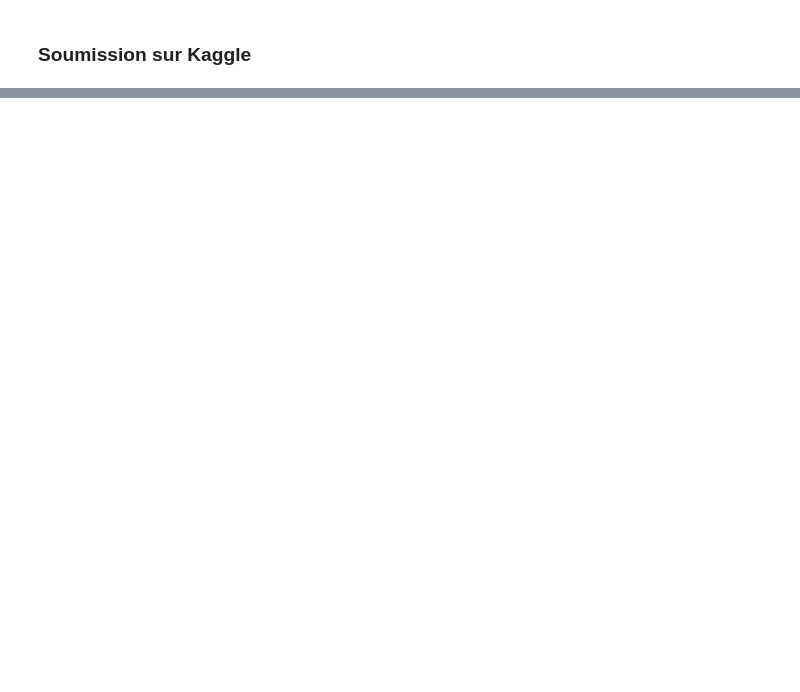
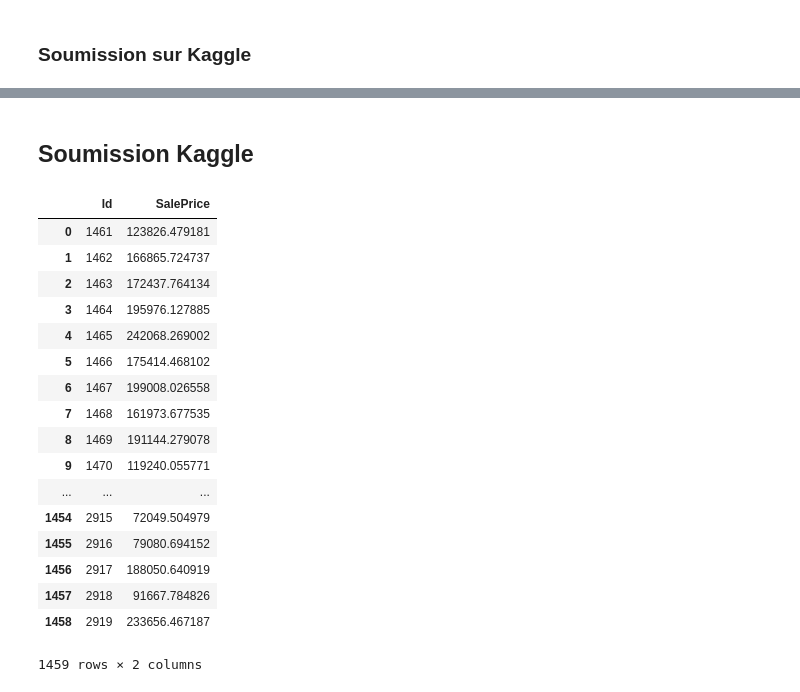
Before and after one commit to June-So/House-Price-Project, a Jupyter notebook: linear_regression.ipynb, the cells around one changed output, grey strips where cells are left out. Drawn from its saved outputs; the diff is of its cells as text; code cells hidden in the pictures; blank space fills up the shorter version.

Commit message:
gestion Na terminé et modèle terminée

```diff
--- a/linear_regression.ipynb
+++ b/linear_regression.ipynb
@@ -173,0 +295,38 @@ pred.to_csv('house_prediction_kaggle', index=False, encoding='utf-8')
+# %%
+sc_test = StandardScaler()
+Lcvdf_test_norm =  sc_test.fit_transform(Lcvdf_test)
+# %%
+# Prediction avec le modèle
+pred_Lcv_norm = model_house_lcv.predict(Lcvdf_test_norm)
+# %%
+# dénormalisation de la prédiction, [-1] parce que y est en dernière position
+pred_Lcv = pred_Lcv_norm*np.sqrt(sc_train.var_[-1]) + sc_train.mean_[-1]
+# %% [markdown]
+## Soumission Kaggle
+# %%
+pred = pd.DataFrame(test_id)
+
+pred['SalePrice']=pred_Lcv
+
+pred.to_csv('first_house_prediction', index=False, encoding='utf-8')
+# %%
+pred
+# %% [output]
+|  | Id | SalePrice |
+| 0 | 1461 | 123826.479181 |
+| 1 | 1462 | 166865.724737 |
+| 2 | 1463 | 172437.764134 |
+| 3 | 1464 | 195976.127885 |
+| 4 | 1465 | 242068.269002 |
+| 5 | 1466 | 175414.468102 |
+| 6 | 1467 | 199008.026558 |
+| 7 | 1468 | 161973.677535 |
+| 8 | 1469 | 191144.279078 |
+| 9 | 1470 | 119240.055771 |
+| ... | ... | ... |
+| 1454 | 2915 | 72049.504979 |
+| 1455 | 2916 | 79080.694152 |
+| 1456 | 2917 | 188050.640919 |
+| 1457 | 2918 | 91667.784826 |
+| 1458 | 2919 | 233656.467187 |
+1459 rows × 2 columns
```
Also changed, not shown: parts of 51 cells of this notebook.
